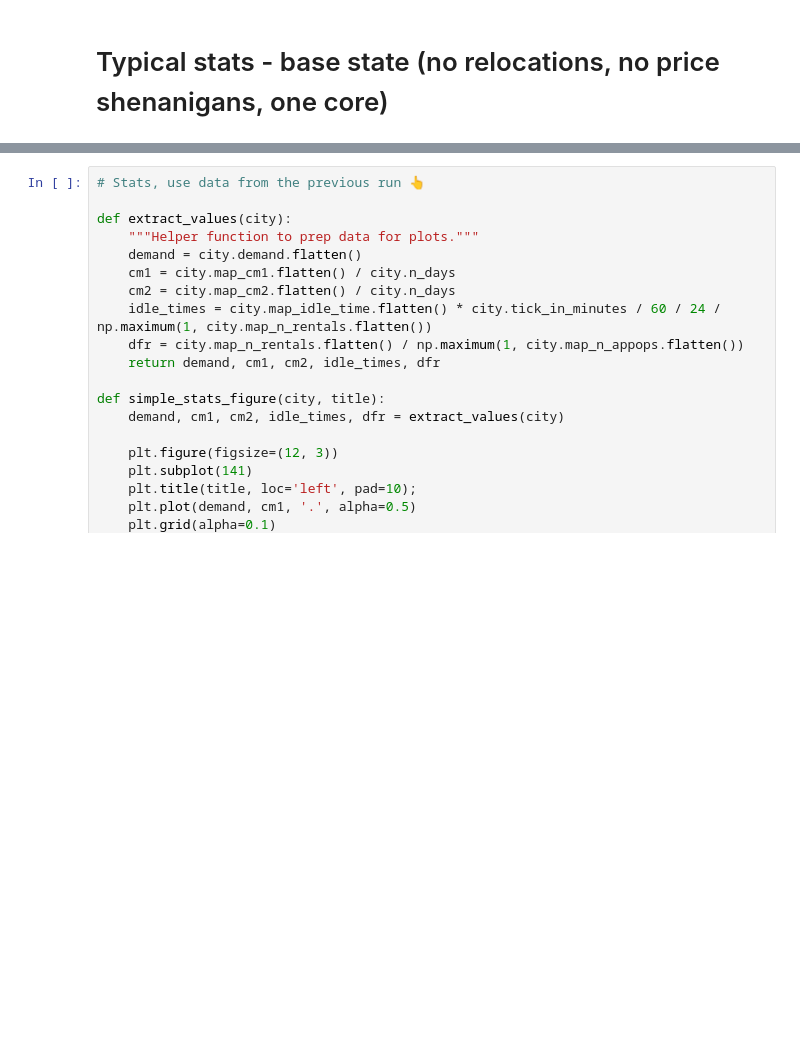
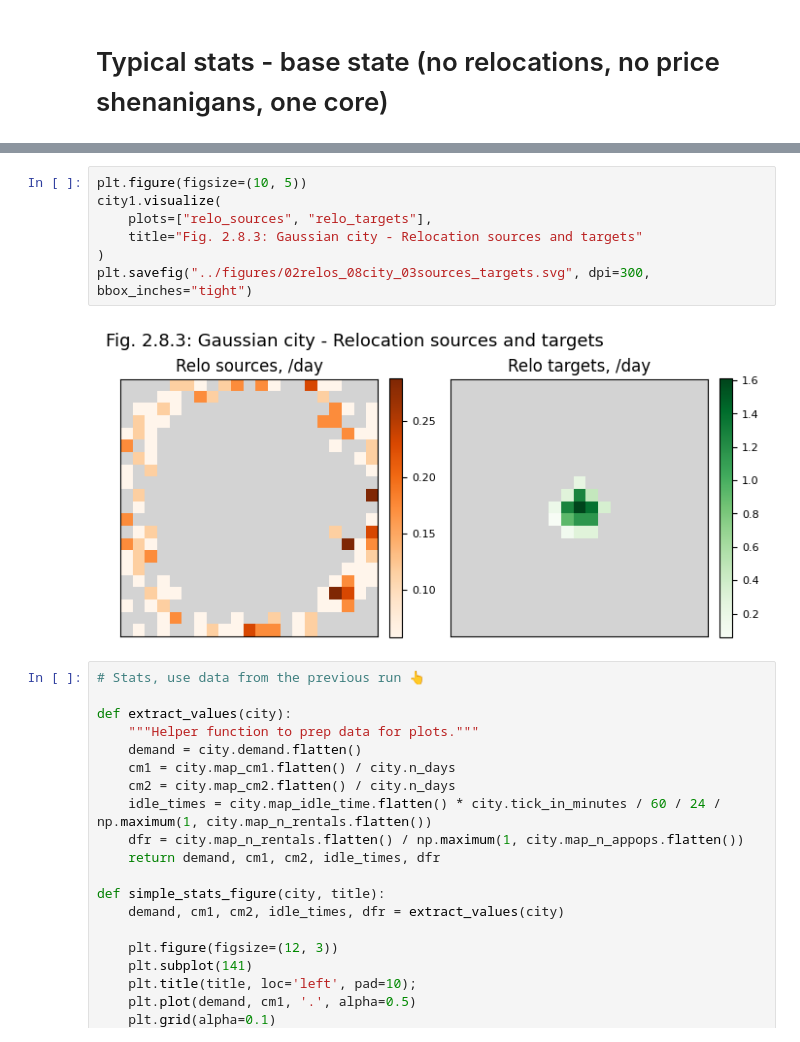
Before and after one commit to khakhalin/carsharing101, a Jupyter notebook: notebooks/02relos_08city.ipynb, the cells around one changed output, grey strips where cells are left out. Drawn from its saved outputs; the diff is of its cells as text; blank space fills up the shorter version.

```diff
--- a/notebooks/02relos_08city.ipynb
+++ b/notebooks/02relos_08city.ipynb
@@ -243,3 +243,12 @@ Creating a 2nd city now...
+# %%
+plt.figure(figsize=(10, 5))
+city1.visualize(
+    plots=["relo_sources", "relo_targets"],
+    title="Fig. 2.8.3: Gaussian city - Relocation sources and targets"
+)
+plt.savefig("../figures/02relos_08city_03sources_targets.svg", dpi=300, bbox_inches="tight")
+# %% [output]
+[figure, added]
 # %%
 # Stats, use data from the previous run 👆
 
```
Also changed, not shown: parts of 1 cell of this notebook, 6 other files.
